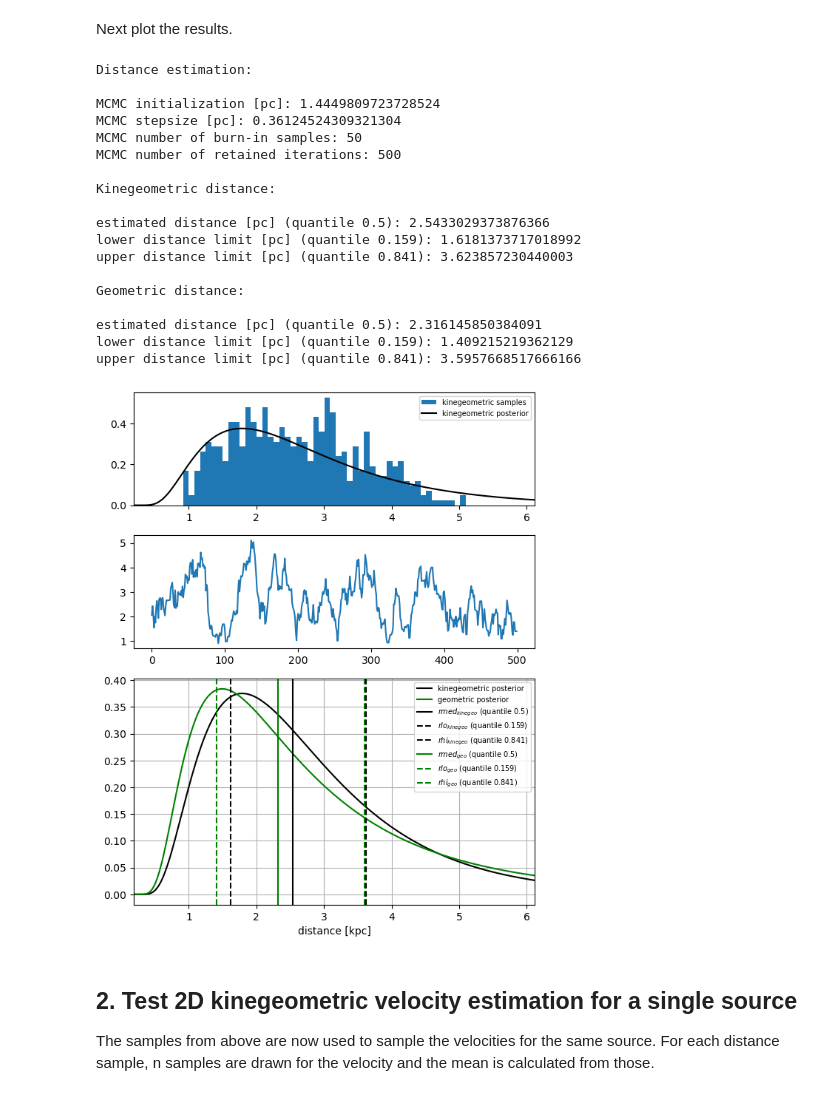
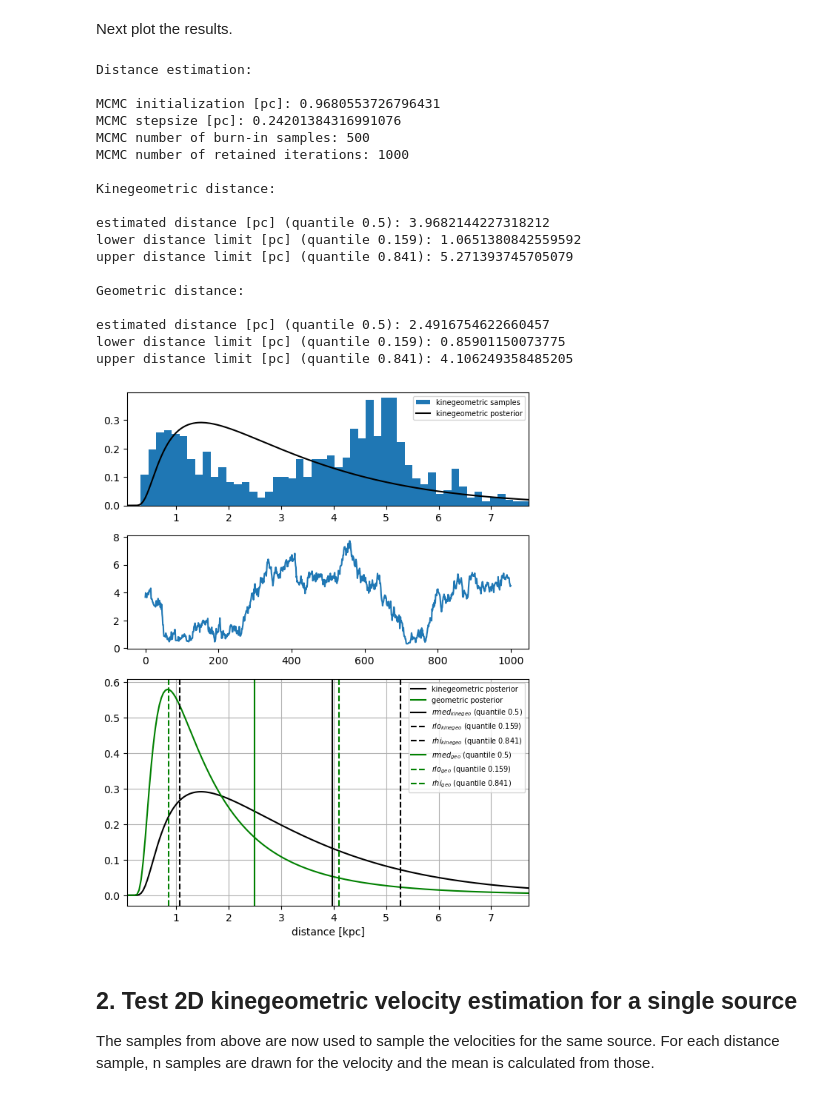
Before and after one commit to ElisaHaas25/Kinegeometric-Distance-Estimation, a Jupyter notebook: test_sampling.ipynb, the cells around one changed output. Drawn from its saved outputs; the diff is of its cells as text; code cells hidden in the pictures.

```diff
--- a/test_sampling.ipynb
+++ b/test_sampling.ipynb
@@ -153,8 +156,7 @@ def logQfunc(dist, parallax, propm, Cov3, Cov2, kfac,healpix, meanTau, CovTau):
     Sigma_mu_w = np.array([Cov3[1,0],Cov3[2,0]])
     Sigma_w_w = Cov3[0,0]
 
-    X_mu = Sigma_mu_w * Sigma_w_w**(-1) * (parallax-1/dist)
-
+    X_mu = Sigma_mu_w * Sigma_w_w**(-1) * (parallax - (1/dist))
 
 
     logN = 0.4342945* mvn.logpdf(x=meanTau,mean=kfac*dist*(propm-X_mu),cov=kfac**2 * dist**2 * Cov2 + CovTau)
@@ -188,7 +190,7 @@ First, we test the sampling of the marginal 1D sampling of a single source.
 # The parallax should be zero-point corrected.
 # Compute (once) Cov2 (equation 4b)
 
-source_id = 3490291841517005824
+source_id = 3490289749867760896 #3490291841517005824
 
 job = Gaia.launch_job("select top 10 "
                                         "source_id, parallax, parallax_error,\
@@ -300,8 +302,8 @@ The sampler that is used is a simple metropolis algorithm which can be found in
 
 # used mode of EDSD-posterior to initialize metrop algorithm, transform to kpc
 
-Nsamp= 500
-Nburnin= 50
+Nsamp= 1000
+Nburnin= 500
 
 rows_prior_summary = np.loadtxt('prior_summary.csv', delimiter=',',skiprows=1)
 
@@ -378,7 +396,7 @@ fig,ax = plt.subplots(3,1,figsize=(7,9), gridspec_kw={'height_ratios': [1,1,2]})
 
 # distance range for plotting
 rplotlo = 0.2*min(rSamp_kinegeo)
-rplothi = 1.2*max(rSamp_kinegeo)
+rplothi = 1*max(rSamp_kinegeo)
 
 r_plot = np.linspace(rplotlo,rplothi,200)
 
@@ -440,45 +458,46 @@ ax[2].legend(fontsize=7)
 ax[0].legend(fontsize=7)
 
 
+
 print('\033[1m' + 'Distance estimation:' + '\033[0m')
 print('')
 print('MCMC initialization [pc]:', rInit)
 print('MCMC stepsize [pc]:',rStep)
 print('MCMC number of burn-in samples:',Nburnin)
 print('MCMC number of retained iterations:',Nsamp)
 print('')
 print('Kinegeometric distance:')
 print('')
 print('estimated distance [pc] (quantile 0.5):',rest_kinegeo)
 print('lower distance limit [pc] (quantile 0.159):', rlo_kinegeo)
 print('upper distance limit [pc] (quantile 0.841):', rhi_kinegeo)
 print('')
 print('Geometric distance:')
 print('')
 print('estimated distance [pc] (quantile 0.5):',rest_geo)
 print('lower distance limit [pc] (quantile 0.159):', rlo_geo)
 print('upper distance limit [pc] (quantile 0.841):', rhi_geo)
 print('')
 # %% [output]
 Distance estimation:
 
-MCMC initialization [pc]: 1.4449809723728524
-MCMC stepsize [pc]: 0.36124524309321304
-MCMC number of burn-in samples: 50
-MCMC number of retained iterations: 500
+MCMC initialization [pc]: 0.9680553726796431
+MCMC stepsize [pc]: 0.24201384316991076
+MCMC number of burn-in samples: 500
+MCMC number of retained iterations: 1000
 
 Kinegeometric distance:
 
-estimated distance [pc] (quantile 0.5): 2.5433029373876366
-lower distance limit [pc] (quantile 0.159): 1.6181373717018992
-upper distance limit [pc] (quantile 0.841): 3.623857230440003
+estimated distance [pc] (quantile 0.5): 3.9682144227318212
+lower distance limit [pc] (quantile 0.159): 1.0651380842559592
+upper distance limit [pc] (quantile 0.841): 5.271393745705079
 
 Geometric distance:
 
-estimated distance [pc] (quantile 0.5): 2.316145850384091
-lower distance limit [pc] (quantile 0.159): 1.409215219362129
-upper distance limit [pc] (quantile 0.841): 3.5957668517666166
+estimated distance [pc] (quantile 0.5): 2.4916754622660457
+lower distance limit [pc] (quantile 0.159): 0.85901150073775
+upper distance limit [pc] (quantile 0.841): 4.106249358485205
-[figure, old version]
+[figure, new version]
 # %% [markdown]
 ## 2. Test 2D kinegeometric velocity estimation for a single source
 
```
Also changed, not shown: parts of 20 cells of this notebook, 1 other file.
